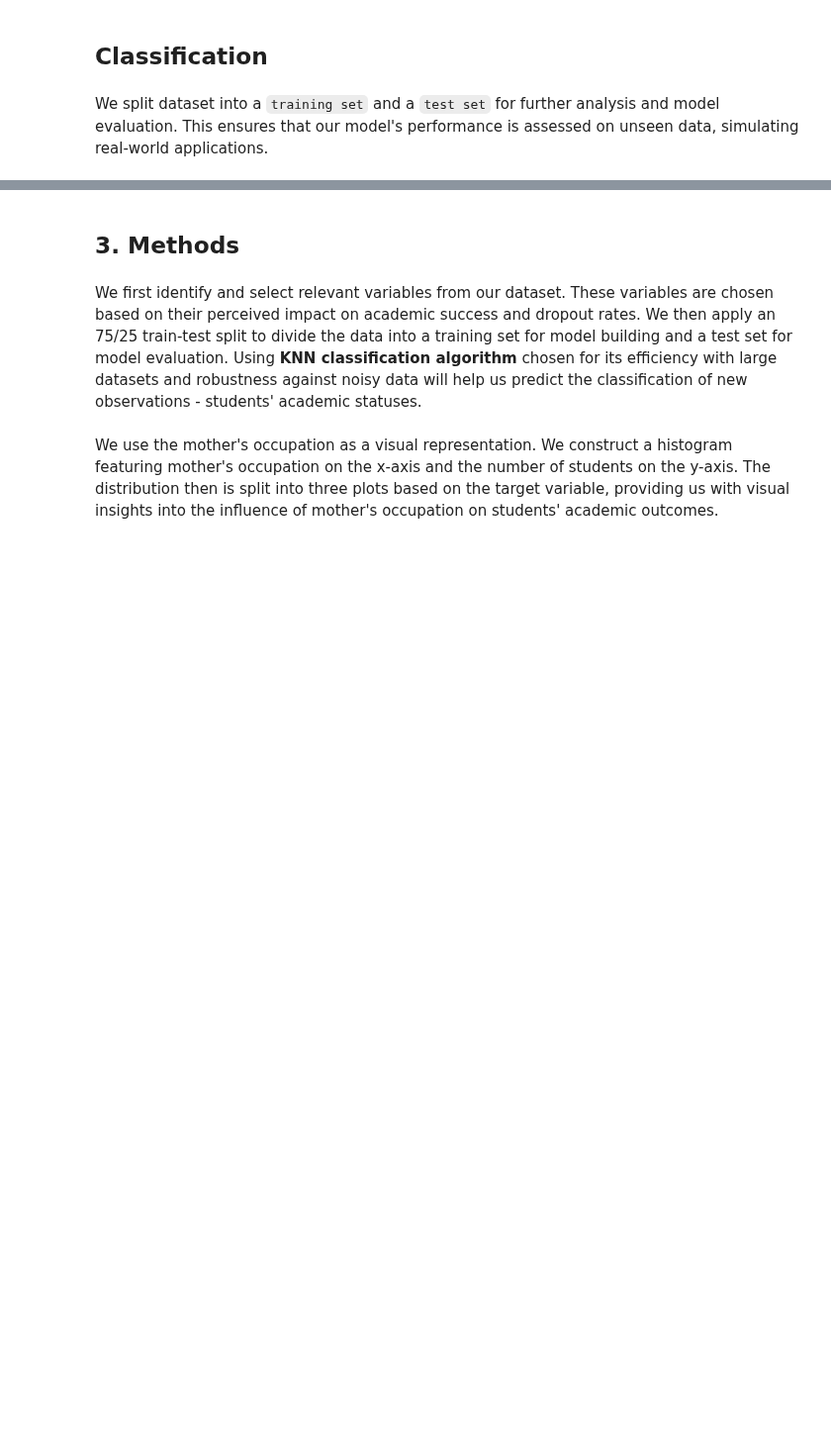
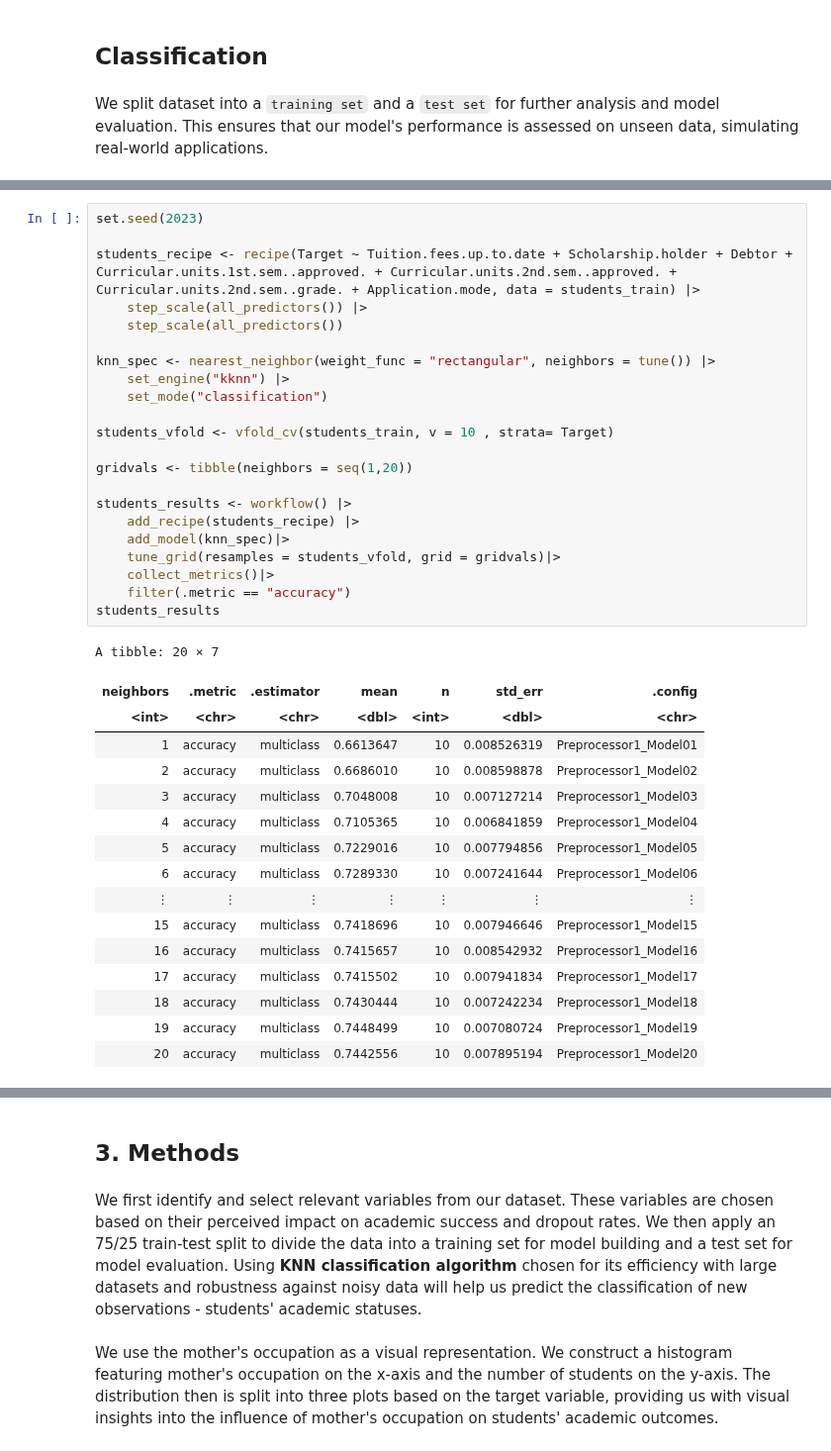
Before and after one commit to lesleymai/ds_group, a Jupyter notebook: Group_Report.ipynb, the cells around one changed output, grey strips where cells are left out. Shown at 99% size. Cells and saved outputs as stored; diff of their text form; blank space fills up the shorter version.

```diff
--- a/Group_Report.ipynb
+++ b/Group_Report.ipynb
@@ -479,0 +578,39 @@ student_results
+# %%
+set.seed(2023)
+
+students_recipe <- recipe(Target ~ Tuition.fees.up.to.date + Scholarship.holder + Debtor + Curricular.units.1st.sem..approved. + Curricular.units.2nd.sem..approved. + Curricular.units.2nd.sem..grade. + Application.mode, data = students_train) |>
+    step_scale(all_predictors()) |>
+    step_scale(all_predictors())
+
+knn_spec <- nearest_neighbor(weight_func = "rectangular", neighbors = tune()) |>
+    set_engine("kknn") |>
+    set_mode("classification")
+
+students_vfold <- vfold_cv(students_train, v = 10 , strata= Target)
+
+gridvals <- tibble(neighbors = seq(1,20))
+
+students_results <- workflow() |>
+    add_recipe(students_recipe) |>
+    add_model(knn_spec)|>
+    tune_grid(resamples = students_vfold, grid = gridvals)|>
+    collect_metrics()|>
+    filter(.metric == "accuracy")
+students_results
+# %% [output]
+A tibble: 20 × 7
+| neighbors | .metric | .estimator | mean | n | std_err | .config |
+| <int> | <chr> | <chr> | <dbl> | <int> | <dbl> | <chr> |
+| 1 | accuracy | multiclass | 0.6613647 | 10 | 0.008526319 | Preprocessor1_Model01 |
+| 2 | accuracy | multiclass | 0.6686010 | 10 | 0.008598878 | Preprocessor1_Model02 |
+| 3 | accuracy | multiclass | 0.7048008 | 10 | 0.007127214 | Preprocessor1_Model03 |
+| 4 | accuracy | multiclass | 0.7105365 | 10 | 0.006841859 | Preprocessor1_Model04 |
+| 5 | accuracy | multiclass | 0.7229016 | 10 | 0.007794856 | Preprocessor1_Model05 |
+| 6 | accuracy | multiclass | 0.7289330 | 10 | 0.007241644 | Preprocessor1_Model06 |
+| ⋮ | ⋮ | ⋮ | ⋮ | ⋮ | ⋮ | ⋮ |
+| 15 | accuracy | multiclass | 0.7418696 | 10 | 0.007946646 | Preprocessor1_Model15 |
+| 16 | accuracy | multiclass | 0.7415657 | 10 | 0.008542932 | Preprocessor1_Model16 |
+| 17 | accuracy | multiclass | 0.7415502 | 10 | 0.007941834 | Preprocessor1_Model17 |
+| 18 | accuracy | multiclass | 0.7430444 | 10 | 0.007242234 | Preprocessor1_Model18 |
+| 19 | accuracy | multiclass | 0.7448499 | 10 | 0.007080724 | Preprocessor1_Model19 |
+| 20 | accuracy | multiclass | 0.7442556 | 10 | 0.007895194 | Preprocessor1_Model20 |
```
Also changed, not shown: parts of 12 cells of this notebook.
